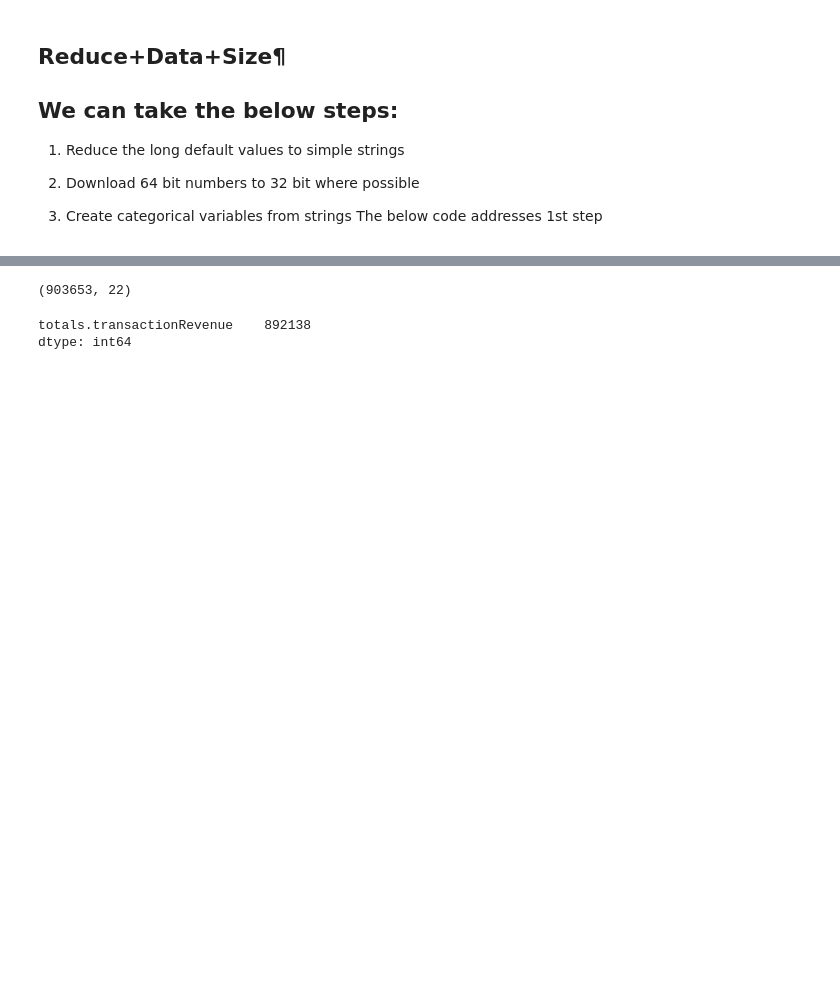
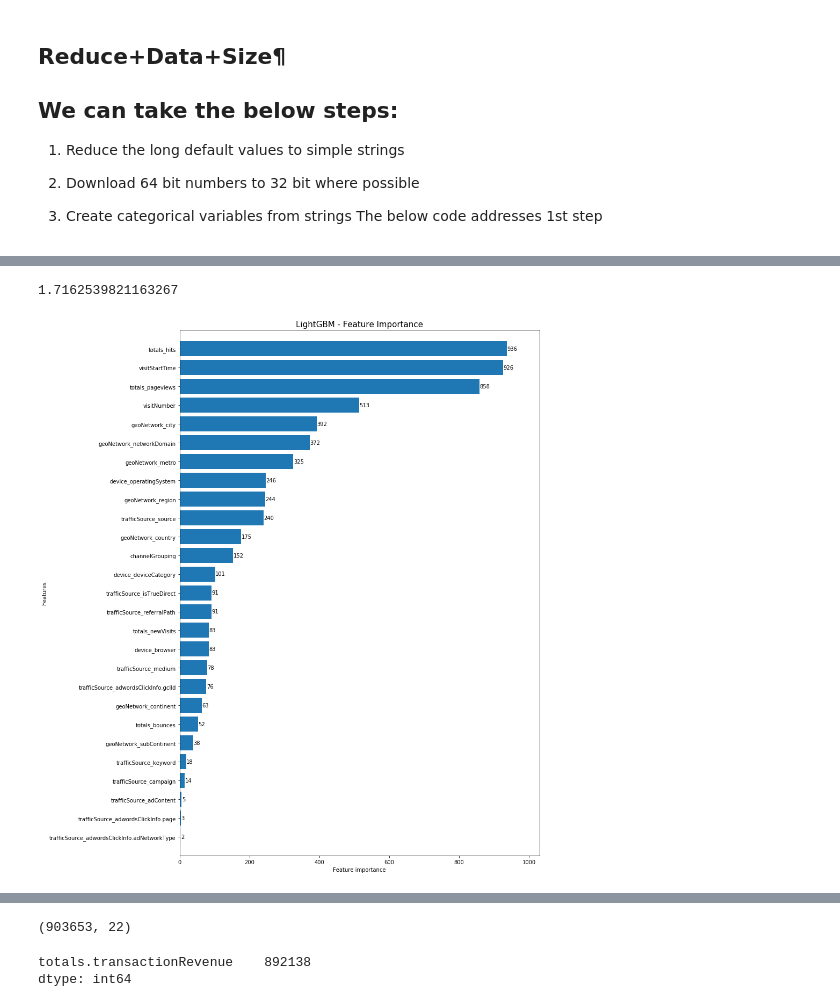
Before and after one commit to yalcinmurat1986/Google-Analytics, a Jupyter notebook: google_analytics.ipynb, the cells around one changed output, grey strips where cells are left out. Drawn from its saved outputs; the diff is of its cells as text; code cells hidden in the pictures; blank space fills up the shorter version.

```diff
--- a/google_analytics.ipynb
+++ b/google_analytics.ipynb
@@ -343,0 +345,3 @@ Wall time: 4min 37s
+# %%
+const_cols = [c for c in train_df.columns if train_df[c].nunique(dropna=False)==1 ]
+const_cols
@@ -343,0 +575,10 @@ Wall time: 4min 37s
+# %%
+# Split the train dataset into development and valid based on time
+dev_df = train_df[train_df['date']<=datetime.date(2017,5,31)]
+val_df = train_df[train_df['date']>datetime.date(2017,5,31)]
+dev_y = np.log1p(dev_df["totals_transactionRevenue"].values)
+val_y = np.log1p(val_df["totals_transactionRevenue"].values)
+
+dev_X = dev_df[cat_cols + num_cols + ["year" , "month" , "day"]]
+val_X = val_df[cat_cols + num_cols + ["year" , "month" , "day"]]
+test_X = test_df[cat_cols + num_cols + ["year" , "month" , "day"]]
@@ -343,0 +593,26 @@ Wall time: 4min 37s
+# %%
+# custom function to run light gbm model
+def run_lgb(train_X, train_y, val_X, val_y, test_X):
+    params = {
+        "objective" : "regression",
+        "metric" : "rmse",
+        "num_leaves" : 30,
+        "min_child_samples" : 100,
+        "learning_rate" : 0.1,
+        "bagging_fraction" : 0.7,
+        "feature_fraction" : 0.5,
+        "bagging_frequency" : 5,
+        "bagging_seed" : 2018,
+        "verbosity" : -1
+    }
+
+    lgtrain = lgb.Dataset(train_X, label=train_y)
+    lgval = lgb.Dataset(val_X, label=val_y)
+    model = lgb.train(params, lgtrain, 1000, valid_sets=[lgval], early_stopping_rounds=100, verbose_eval=100)
+
+    pred_test_y = model.predict(test_X, num_iteration=model.best_iteration)
+    pred_val_y = model.predict(val_X, num_iteration=model.best_iteration)
+    return pred_test_y, model, pred_val_y
+
+# Training the model #
+pred_test, model, pred_val = run_lgb(dev_X, dev_y, val_X, val_y, test_X)
@@ -343,0 +627,11 @@ Wall time: 4min 37s
+# %%
+from sklearn import metrics
+pred_val[pred_val<0] = 0
+val_pred_df = pd.DataFrame({"fullVisitorId":val_df["fullVisitorId"].values})
+val_pred_df["transactionRevenue"] = val_df["totals_transactionRevenue"].values
+val_pred_df["PredictedRevenue"] = np.expm1(pred_val)
+#print(np.sqrt(metrics.mean_squared_error(np.log1p(val_pred_df["transactionRevenue"].values), np.log1p(val_pred_df["PredictedRevenue"].values))))
+val_pred_df = val_pred_df.groupby("fullVisitorId")["transactionRevenue", "PredictedRevenue"].sum().reset_index()
+print(np.sqrt(metrics.mean_squared_error(np.log1p(val_pred_df["transactionRevenue"].values), np.log1p(val_pred_df["PredictedRevenue"].values))))
+# %% [output]
+1.7162539821163267
@@ -343,0 +646,8 @@ Wall time: 4min 37s
+# %%
+fig, ax = plt.subplots(figsize=(12,18))
+lgb.plot_importance(model, max_num_features=50, height=0.8, ax=ax)
+ax.grid(False)
+plt.title("LightGBM - Feature Importance", fontsize=15)
+plt.show()
+# %% [output]
+[figure, added]
```
Also changed, not shown: parts of 70 cells of this notebook.
